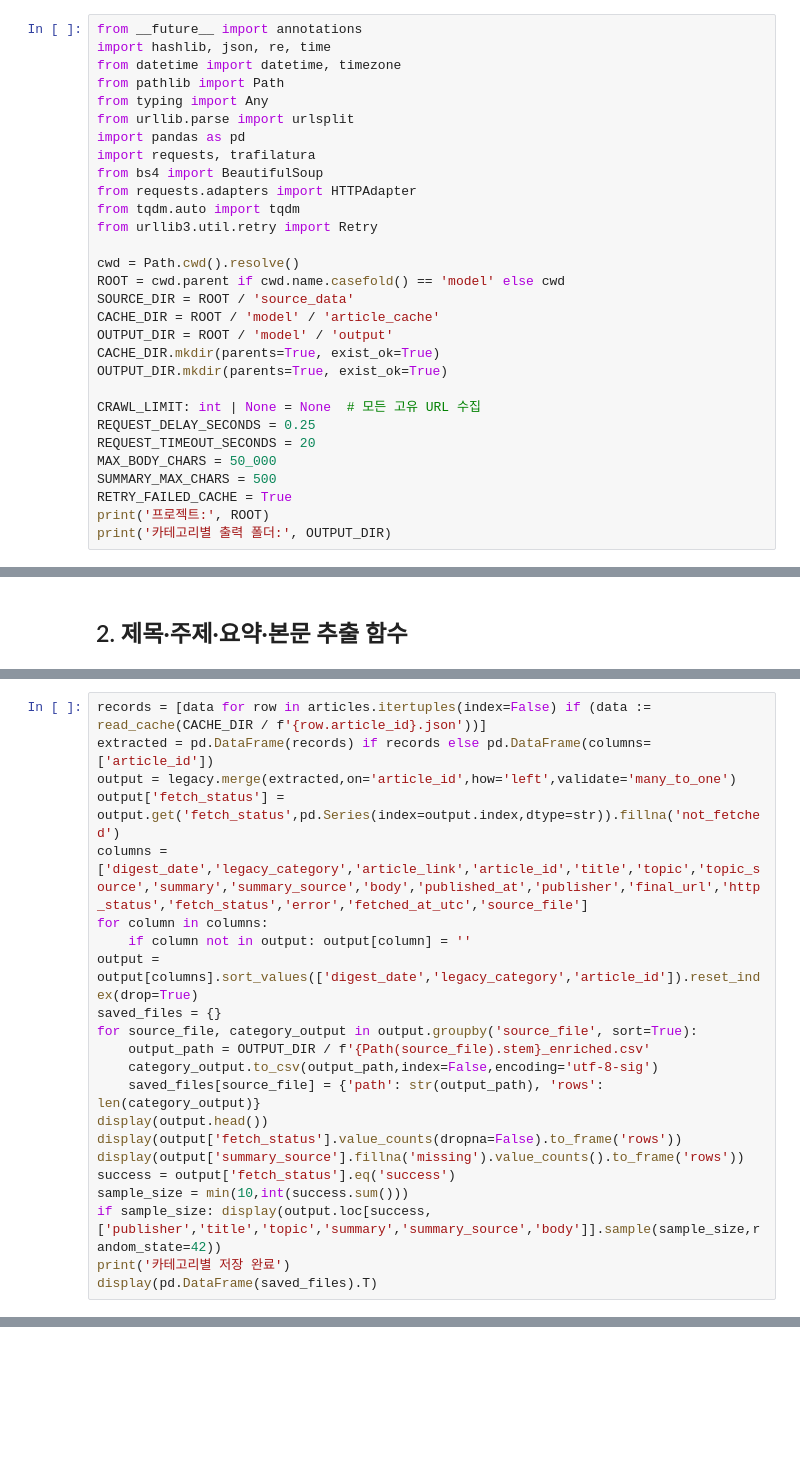
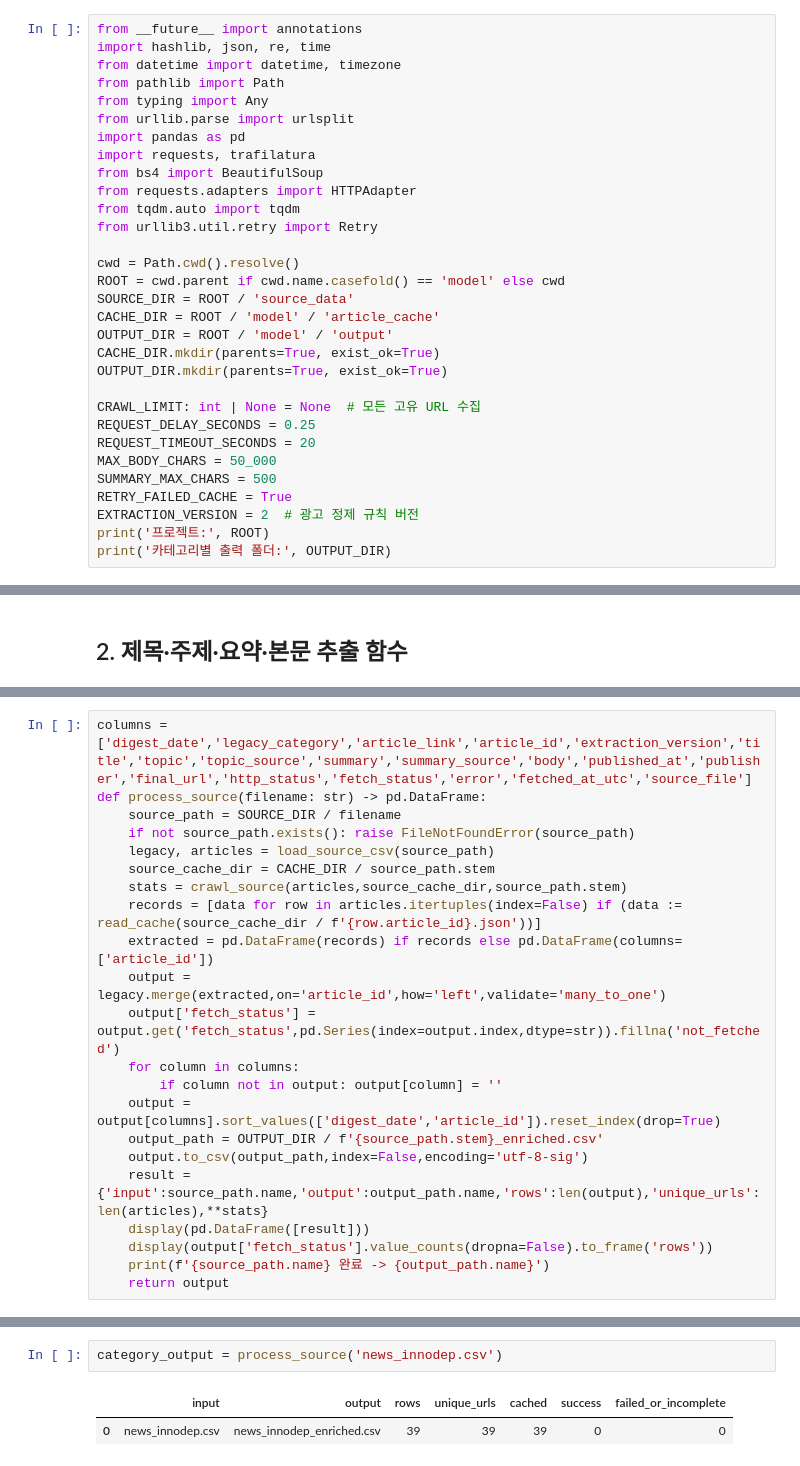
Before and after one commit to junhyun111/news-digest-source, a Jupyter notebook: model/build_reference_embeddings.ipynb, the cells around one changed output, grey strips where cells are left out. Drawn from its saved outputs; the diff is of its cells as text; blank space fills up the shorter version.

```diff
--- a/model/build_reference_embeddings.ipynb
+++ b/model/build_reference_embeddings.ipynb
@@ -34,5 +36,6 @@ REQUEST_TIMEOUT_SECONDS = 20
 MAX_BODY_CHARS = 50_000
 SUMMARY_MAX_CHARS = 500
 RETRY_FAILED_CACHE = True
+EXTRACTION_VERSION = 2  # 광고 정제 규칙 버전
 print('프로젝트:', ROOT)
 print('카테고리별 출력 폴더:', OUTPUT_DIR)
@@ -190,22 +242,22 @@ stats
 # %%
-records = [data for row in articles.itertuples(index=False) if (data := read_cache(CACHE_DIR / f'{row.article_id}.json'))]
-extracted = pd.DataFrame(records) if records else pd.DataFrame(columns=['article_id'])
-output = legacy.merge(extracted,on='article_id',how='left',validate='many_to_one')
-output['fetch_status'] = output.get('fetch_status',pd.Series(index=output.index,dtype=str)).fillna('not_fetched')
-columns = ['digest_date','legacy_category','article_link','article_id','title','topic','topic_source','summary','summary_source','body','published_at','publisher','final_url','http_status','fetch_status','error','fetched_at_utc','source_file']
-for column in columns:
-    if column not in output: output[column] = ''
-output = output[columns].sort_values(['digest_date','legacy_category','article_id']).reset_index(drop=True)
-saved_files = {}
-for source_file, category_output in output.groupby('source_file', sort=True):
-    output_path = OUTPUT_DIR / f'{Path(source_file).stem}_enriched.csv'
-    category_output.to_csv(output_path,index=False,encoding='utf-8-sig')
-    saved_files[source_file] = {'path': str(output_path), 'rows': len(category_output)}
-display(output.head())
-display(output['fetch_status'].value_counts(dropna=False).to_frame('rows'))
-display(output['summary_source'].fillna('missing').value_counts().to_frame('rows'))
-success = output['fetch_status'].eq('success')
-sample_size = min(10,int(success.sum()))
-if sample_size: display(output.loc[success,['publisher','title','topic','summary','summary_source','body']].sample(sample_size,random_state=42))
-print('카테고리별 저장 완료')
-display(pd.DataFrame(saved_files).T)
+columns = ['digest_date','legacy_category','article_link','article_id','extraction_version','title','topic','topic_source','summary','summary_source','body','published_at','publisher','final_url','http_status','fetch_status','error','fetched_at_utc','source_file']
+def process_source(filename: str) -> pd.DataFrame:
+    source_path = SOURCE_DIR / filename
+    if not source_path.exists(): raise FileNotFoundError(source_path)
+    legacy, articles = load_source_csv(source_path)
+    source_cache_dir = CACHE_DIR / source_path.stem
+    stats = crawl_source(articles,source_cache_dir,source_path.stem)
+    records = [data for row in articles.itertuples(index=False) if (data := read_cache(source_cache_dir / f'{row.article_id}.json'))]
+    extracted = pd.DataFrame(records) if records else pd.DataFrame(columns=['article_id'])
+    output = legacy.merge(extracted,on='article_id',how='left',validate='many_to_one')
+    output['fetch_status'] = output.get('fetch_status',pd.Series(index=output.index,dtype=str)).fillna('not_fetched')
+    for column in columns:
+        if column not in output: output[column] = ''
+    output = output[columns].sort_values(['digest_date','article_id']).reset_index(drop=True)
+    output_path = OUTPUT_DIR / f'{source_path.stem}_enriched.csv'
+    output.to_csv(output_path,index=False,encoding='utf-8-sig')
+    result = {'input':source_path.name,'output':output_path.name,'rows':len(output),'unique_urls':len(articles),**stats}
+    display(pd.DataFrame([result]))
+    display(output['fetch_status'].value_counts(dropna=False).to_frame('rows'))
+    print(f'{source_path.name} 완료 -> {output_path.name}')
+    return output
@@ -211,0 +266,5 @@ display(pd.DataFrame(saved_files).T)
+# %%
+category_output = process_source('news_innodep.csv')
+# %% [output]
+|  | input | output | rows | unique_urls | cached | success | failed_or_incomplete |
+| 0 | news_innodep.csv | news_innodep_enriched.csv | 39 | 39 | 39 | 0 | 0 |
```
Also changed, not shown: parts of 22 cells of this notebook, 38 other files.
